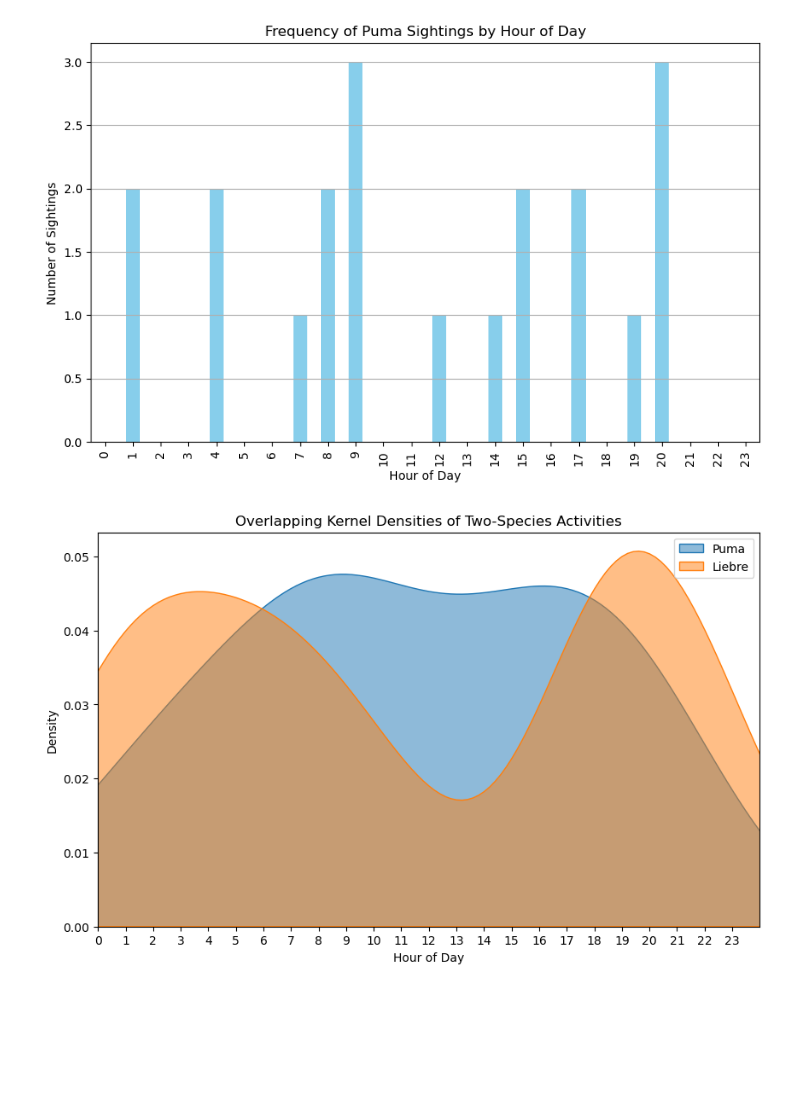
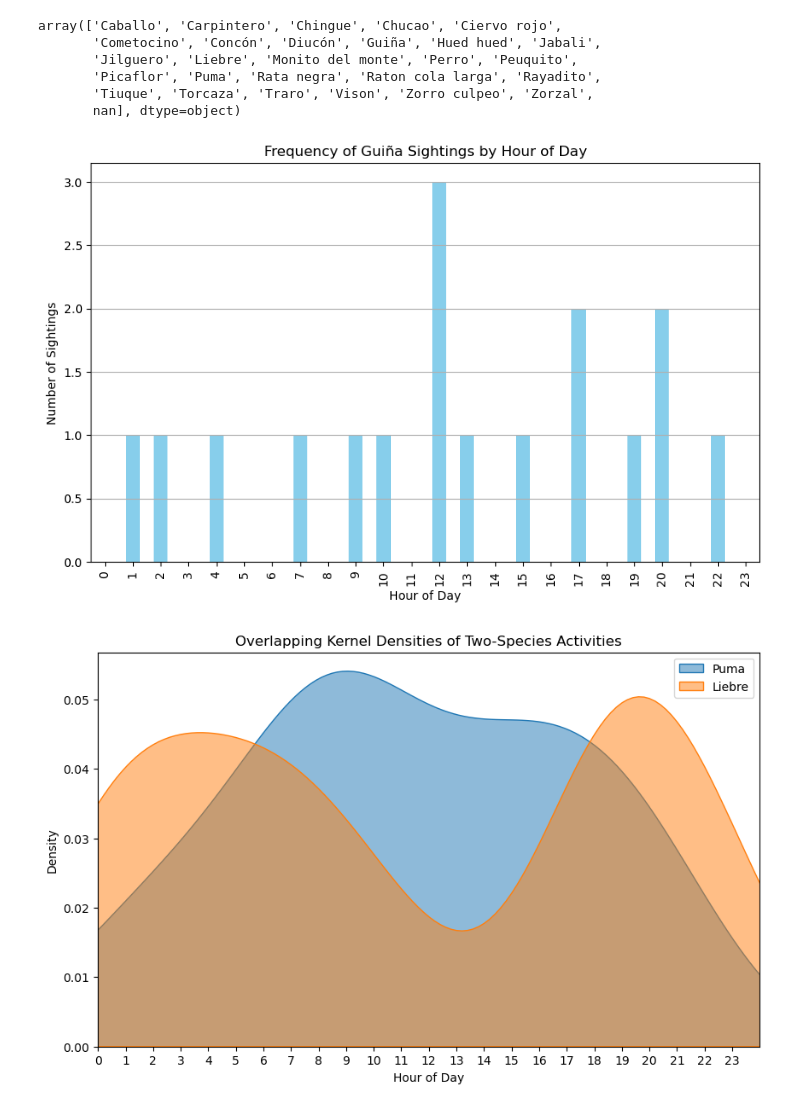
Before and after one commit to FelipeGuarda/Python, a Jupyter notebook: Camaras trampa/Distribución horaria especies.ipynb, the cells around one changed output. Saved outputs shown, nothing was run; the diff lists cells and outputs as text; code cells hidden in the pictures; blank space fills up the shorter version.

```diff
--- a/Camaras trampa/Distribución horaria especies.ipynb
+++ b/Camaras trampa/Distribución horaria especies.ipynb
@@ -6,11 +6,8 @@ import matplotlib.pyplot as plt
 import xlsxwriter
 import pandas_flavor as pf
 
-file_path = r"C:\Users\fguar\OneDrive\Documentos\VS Code\Python\Camaras trampa\CT_Data_2021-2024.csv"
+file_path = r"Fotos periodo completo UCT.csv"
 data = pd.read_csv(file_path)
-
-file_path2 = r"C:\Users\fguar\OneDrive\Documentos\VS Code\Python\Camaras trampa\CT_Data_2022-2024.csv"
-data2 = pd.read_csv(file_path2)
 # %%
 data['DateTime'] = pd.to_datetime(data['DateTime'])
 data['hour'] = data['DateTime'].dt.hour
@@ -22,5 +18,14 @@ data2['hour2'] = data2['DateTime'].dt.hour
 # %%
 data = data.loc[(data['Year'] != 1970) & (data['Year'] != 2017)]
+# %%
+data["Especie"].unique()
+# %% [output]
+array(['Caballo', 'Carpintero', 'Chingue', 'Chucao', 'Ciervo rojo',
+       'Cometocino', 'Concón', 'Diucón', 'Guiña', 'Hued hued', 'Jabali',
+       'Jilguero', 'Liebre', 'Monito del monte', 'Perro', 'Peuquito',
+       'Picaflor', 'Puma', 'Rata negra', 'Raton cola larga', 'Rayadito',
+       'Tiuque', 'Torcaza', 'Traro', 'Vison', 'Zorro culpeo', 'Zorzal',
+       nan], dtype=object)
 # %%
 #Usando todos los datos
 
@@ -43,23 +45,22 @@ data_species2_2 = data2[data2["Especie"] == "Liebre"]
 # %%
-species3 = "Puma"
-data_species3 = data[data["Especie"] == "Puma"].copy()
-data_species3.loc[:, 'hour'] = data_species3['DateTime'].dt.hour
-if 'Episode_ID' in data_species3.columns:
-    data_species3 = data_species3.loc[data_species3.groupby('Episode_ID')['Counter0'].idxmax()].copy()
-hourly_counts = data_species3['hour'].value_counts().sort_index()
+data_species5 = data[data["Especie"] == "Guiña"].copy()
+data_species5.loc[:, 'hour'] = data_species5['DateTime'].dt.hour
+if 'Episode_ID' in data_species5.columns:
+    data_species5 = data_species5.loc[data_species5.groupby('Episode_ID')['Counter0'].idxmax()].copy()
+hourly_counts = data_species5['hour'].value_counts().sort_index()
 hourly_counts = hourly_counts.reindex(range(24), fill_value=0)
 
 
 plt.figure(figsize=(10, 6))
 hourly_counts.plot(kind='bar', color='skyblue')
-plt.title('Frequency of Puma Sightings by Hour of Day')
+plt.title('Frequency of Guiña Sightings by Hour of Day')
 plt.xlabel('Hour of Day')
 plt.ylabel('Number of Sightings')
 plt.xticks(range(24))
 plt.grid(axis='y')
 plt.show()
 # %% [output]
-[figure, old version]
+[figure, new version]
 # %%
 # Plot overlapping kernel densities
 plt.figure(figsize=(10, 6))
@@ -74,7 +75,7 @@ plt.xticks(np.arange(0, 24, 1))  # Show every hour on the x-axis
 plt.legend()
 plt.show()
 # %% [output]
-[figure, old version]
+[figure, new version]
 # %%
 plt.figure(figsize=(10, 6))
 sns.kdeplot(data_species1['hour'], label=species1, fill=True, common_norm=False, alpha=0.5)
```
Also changed, not shown: parts of 9 cells of this notebook, 7 other files.
